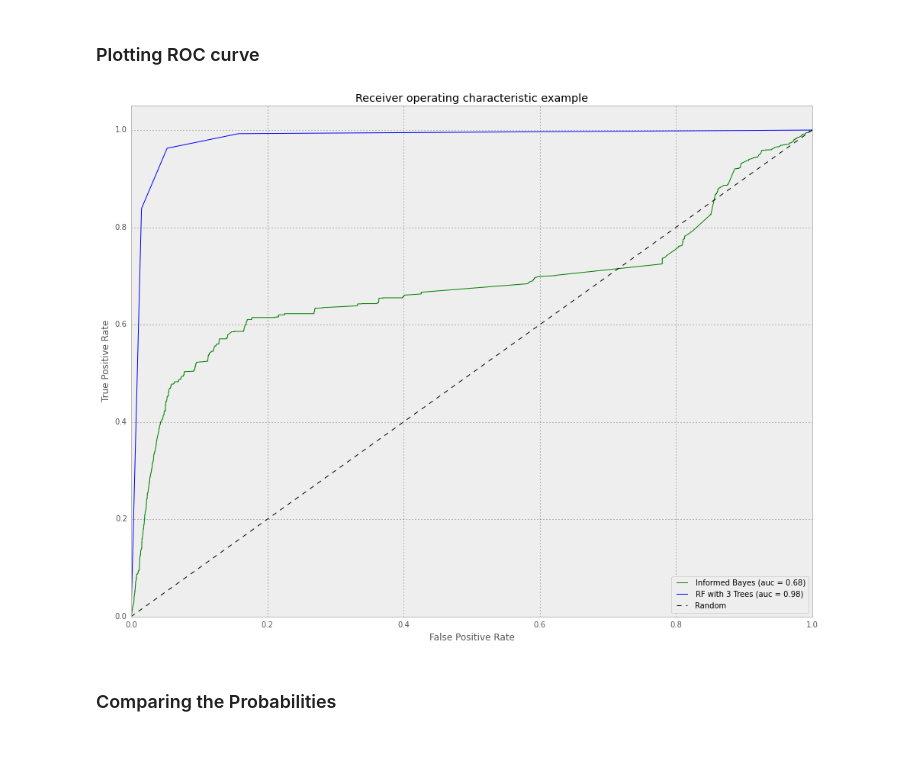
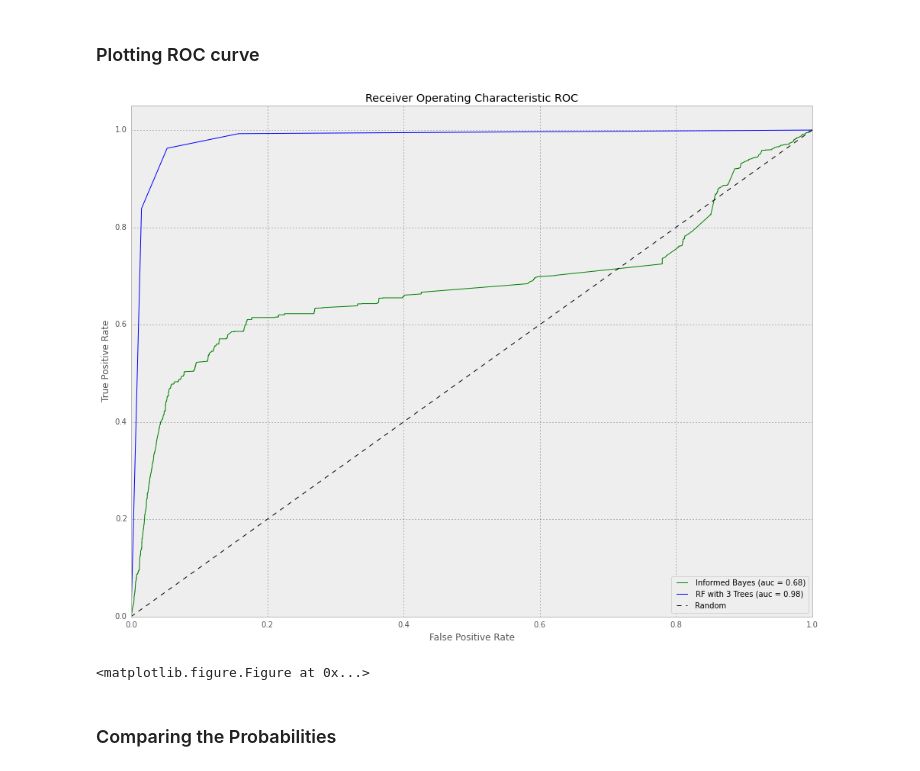
Before and after one commit to kevin11h/DataScienceModelingKickstarter, a Jupyter notebook: Modeling KickStarter Exploratory, Inferrential, and Predictive Analysis.ipynb, the cells around one changed output. Saved outputs shown, nothing was run; the diff lists cells and outputs as text; code cells hidden in the pictures.

Commit message:
renamed roc graph title and adding pngs

```diff
--- a/Modeling KickStarter Exploratory, Inferrential, and Predictive Analysis.ipynb
+++ b/Modeling KickStarter Exploratory, Inferrential, and Predictive Analysis.ipynb
@@ -2254,31 +2260,34 @@ Recall = 0.962631607659
 # %%
 from sklearn.metrics import roc_curve, auc
 
 n_classes = len(['successful', 'unsuccessful'])
 
 fpr = dict()
 tpr = dict()
 roc_auc = dict()
 
 fpr['bayes'], tpr['bayes'], _ = roc_curve(Y_test, bayes_test_proba, pos_label=1)
 roc_auc['bayes'] = auc(fpr['bayes'], tpr['bayes'])
 
 fpr['rf'], tpr['rf'], _ = roc_curve(Y_test, rfc.predict_proba(X_test)[:,1], pos_label=1)
 roc_auc['rf'] = auc(fpr['rf'], tpr['rf'])
 
 plt.figure(figsize=(16,12))
 plt.plot(fpr['bayes'], tpr['bayes'], 'g', label='Informed Bayes (auc = %0.2f)' % roc_auc['bayes'])
 plt.plot(fpr['rf'], tpr['rf'], 'b', label='RF with 3 Trees (auc = %0.2f)' % roc_auc['rf'])
 plt.plot([0, 1], [0, 1], 'k--', label='Random')
 plt.xlim([0.0, 1.0])
 plt.ylim([0.0, 1.05])
 plt.xlabel('False Positive Rate')
 plt.ylabel('True Positive Rate')
-plt.title('Receiver operating characteristic example')
+plt.title('Receiver Operating Characteristic ROC ')
 plt.legend(loc="lower right")
 plt.show()
+
+plt.gcf().savefig('roc.png')
 # %% [output]
-[figure, old version]
+[figure, new version]
+<matplotlib.figure.Figure at 0x...>
 # %% [markdown]
 ### Comparing the Probabilities
 # %%
```
Also changed, not shown: parts of 5 cells of this notebook, 12 other files.
